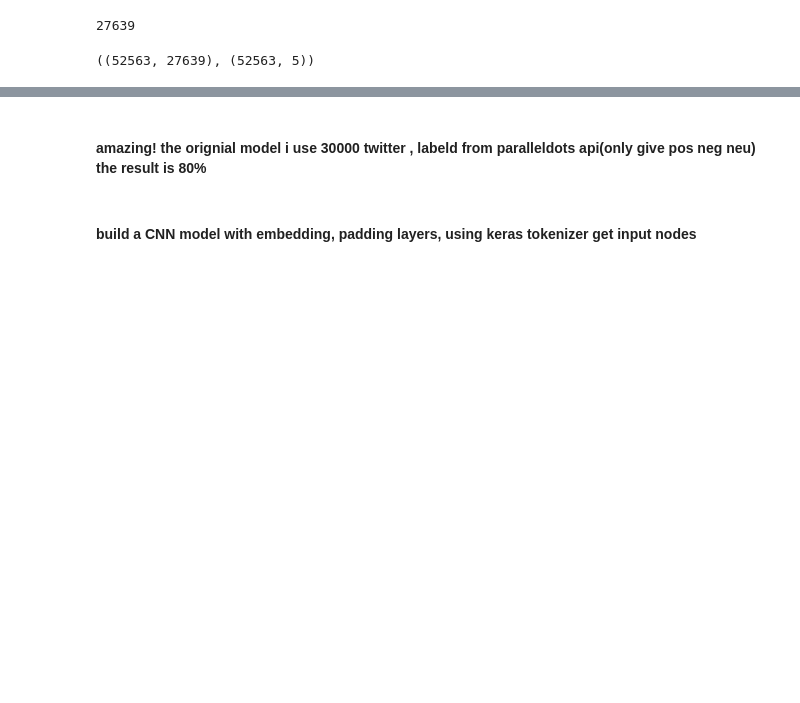
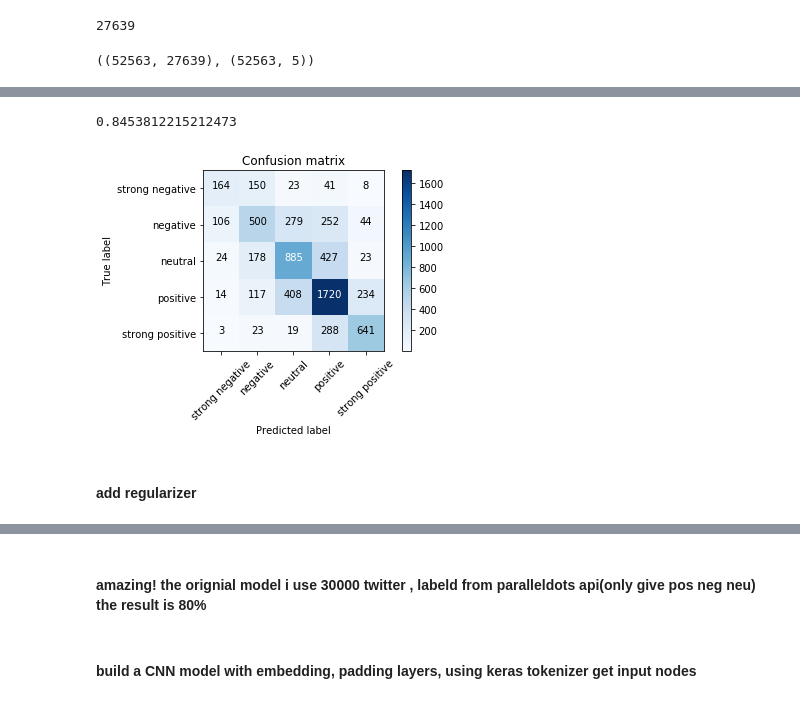
Before and after one commit to akkiannu/Predicting-Price-of-Bitcoin, a Jupyter notebook: CNN/MODEL build.ipynb, the cells around one changed output, grey strips where cells are left out. Drawn from its saved outputs; the diff is of its cells as text; code cells hidden in the pictures; blank space fills up the shorter version.

```diff
--- a/CNN/MODEL build.ipynb
+++ b/CNN/MODEL build.ipynb
@@ -159,0 +229,6 @@ Epoch 20/20
+# %%
+from keras.callbacks import ModelCheckpoint, Callback, EarlyStopping
+callbacks = [EarlyStopping(monitor='val_loss', patience=2, verbose=0),]
+# %%
+result = model1.fit(partial_x_train, partial_y_train, epochs=20,shuffle=True,
+                   batch_size = 512, validation_data=(x_val,y_val), callbacks=callbacks)
@@ -159,0 +247,14 @@ Epoch 20/20
+# %%
+predict2 = model1.predict(X_test, verbose=0)
+# %%
+model1.evaluate(X_test, y_test, verbose=0)[1]
+# %% [output]
+0.8453812215212473
+# %%
+confusion_mtx = confusion_matrix(np.argmax(y_test,axis=1), np.argmax(predict2,axis=1))
+# plot the confusion matrix
+plot_confusion_matrix(confusion_mtx, classes = classes)
+# %% [output]
+[figure, added]
+# %% [markdown]
+#### add regularizer
```
Also changed, not shown: parts of 81 cells of this notebook.
